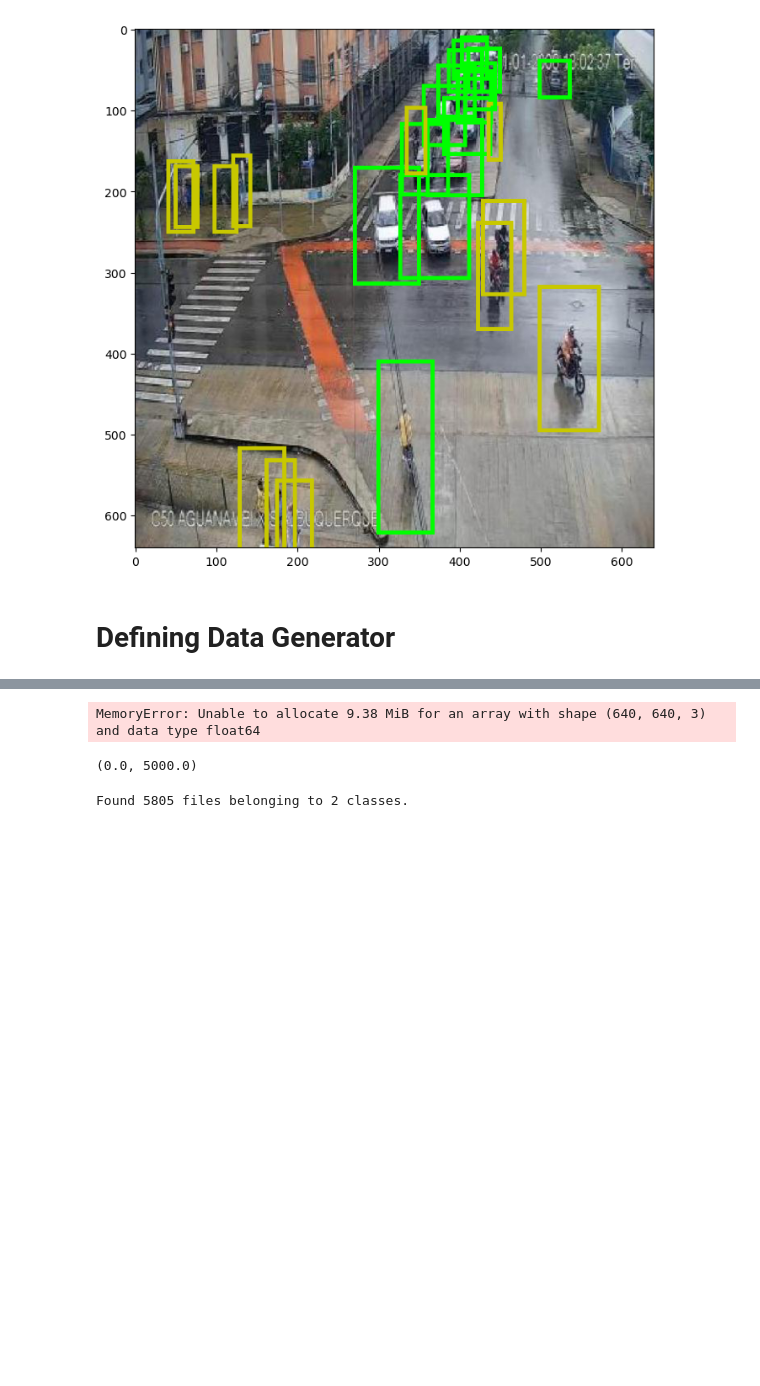
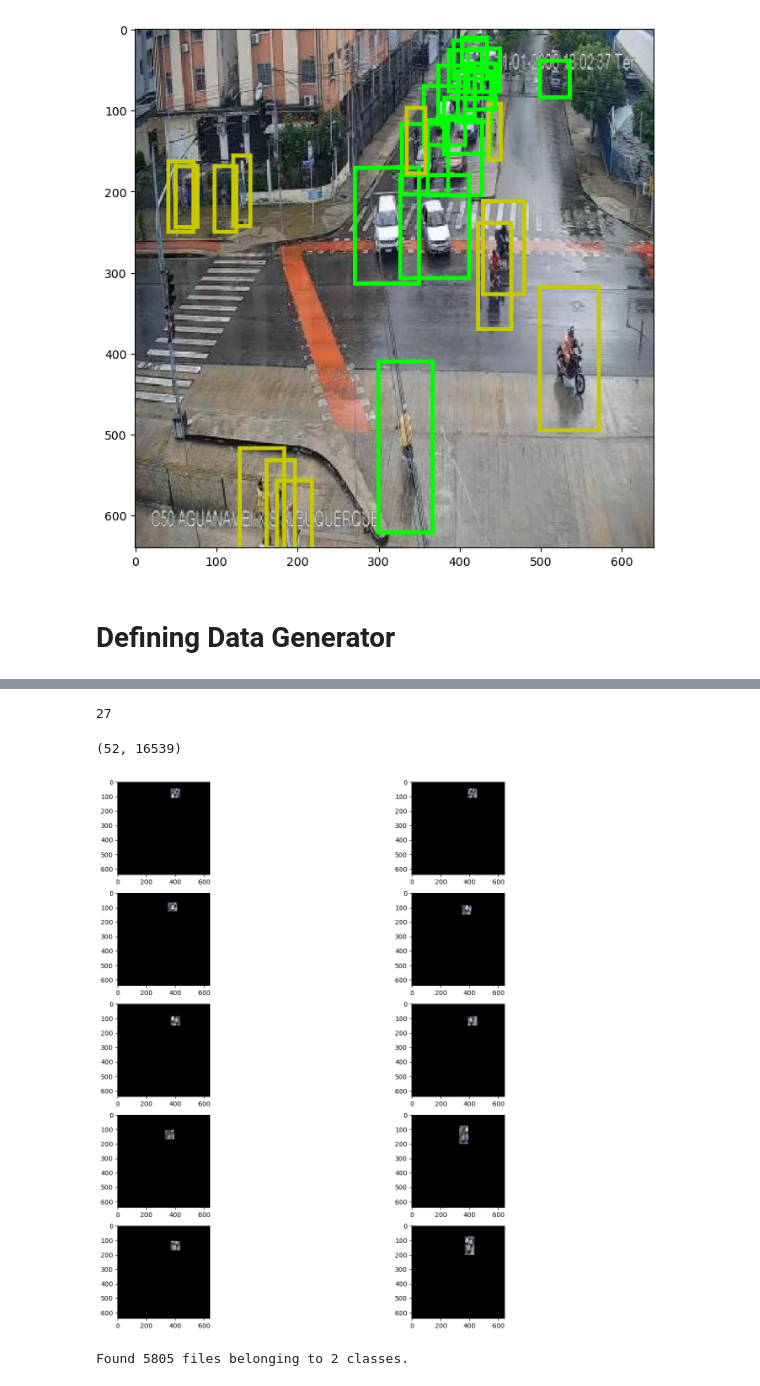
Before and after one commit to AsimWattoo/Traffic_Object_Detection_TensorFlow, a Jupyter notebook: RegionProposalNetwork.ipynb, the cells around one changed output, grey strips where cells are left out. Saved outputs shown, nothing was run; the diff lists cells and outputs as text; code cells hidden in the pictures; blank space fills up the shorter version.

```diff
--- a/RegionProposalNetwork.ipynb
+++ b/RegionProposalNetwork.ipynb
@@ -149,6 +152,0 @@ Regions Calculation: 35721
-# %%
-# Generating Masks for each object in the image
-def generate_masks(image, x, y, width, height):
-    mask = np.zeros(image.shape)
-    mask[y - height : y + height, x - width : x + width, :] = [1, 1, 1]
-    return mask
@@ -155,27 +191,44 @@ def generate_masks(image, x, y, width, height):
 # %%
 masks = []
-regions_masks = []
 for coords in object_coordinates:
     masks.append(generate_masks(image, coords[1], coords[2], coords[3], coords[4]))
-
-for region in regions:
-    regions_masks.append(generate_masks(image, region[0], region[1], region[2], region[3]))
+len(masks)
 # %% [output]
-MemoryError: Unable to allocate 9.38 MiB for an array with shape (640, 640, 3) and data type float64
+27
-# %%
-demo_mask1 = np.zeros(image.shape)
-demo_mask2 = np.zeros(image.shape)
-demo_mask1[250:300, 250:300, :] = [1, 1, 1]
-demo_mask2[310:360, 310:360, :] = [1, 1, 1]
-new_mask = demo_mask1[demo_mask2 == 1]
-new_mask = new_mask[new_mask == 1]
-mask1 = demo_mask1[demo_mask1 == 1]
-mask2 = demo_mask2[demo_mask2 == 1]
-intersection_area = new_mask.shape[0] / 3
-total_area = mask1.shape[0] / 3 + mask2.shape[0] / 3 - intersection_area
-intersection_area, total_area
-# %% [output]
-(0.0, 5000.0)
+# %%
+regions_masks = []
+region_targets = []
+object_masks = []
+for region in tqdm(regions):
+    if is_region_inside_image(image, region):
+        region_mask = generate_masks(image, region[0], region[1], region[2], region[3], True)
+        for i in range(len(masks)):
+            iou = find_IOU(masks[i], region_mask)
+            if iou > 0.5 or (iou < 0.3 and iou > 0):
+                region_targets.append([1 if iou > 0.5 else 0, iou, object_coordinates[i][0], region[0], region[1], region[2], region[3]])
+                # Storing only 1 mask to display the overlapping region
+                if iou > 0.5:
+                    regions_masks.append(region_mask)
+                    object_masks.append(masks[i])
+# %%
+len(regions_masks), len(region_targets)
+# %% [output]
+(52, 16539)
+# %%
+fig, axs = plt.subplots(5, 2, figsize=(15, 15))
+index = 0
+
+for i in range(5):
+    for j in range(2):
+        if index > len(regions_masks) - 1:
+            break
+        region_mask = regions_masks[index]
+        index += 1
+        new_image = image.copy()
+        new_image[region_mask != 0.5] = 0
+        axs[i, j].imshow(new_image)
+# %% [output]
+[figure, added]
 # %%
 class DataGenerator(tf.keras.utils.Sequence):
     def __init__(self, folder, batch_size = 32):
```
Also changed, not shown: parts of 8 cells of this notebook.
